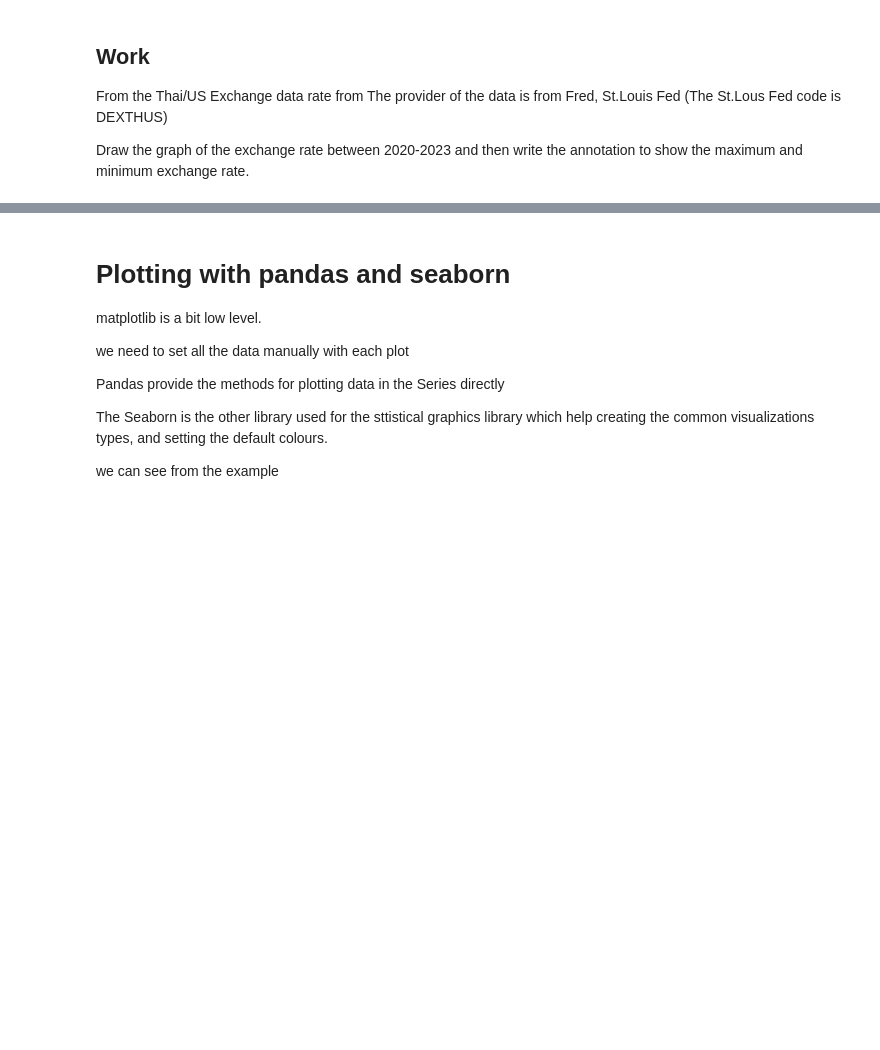
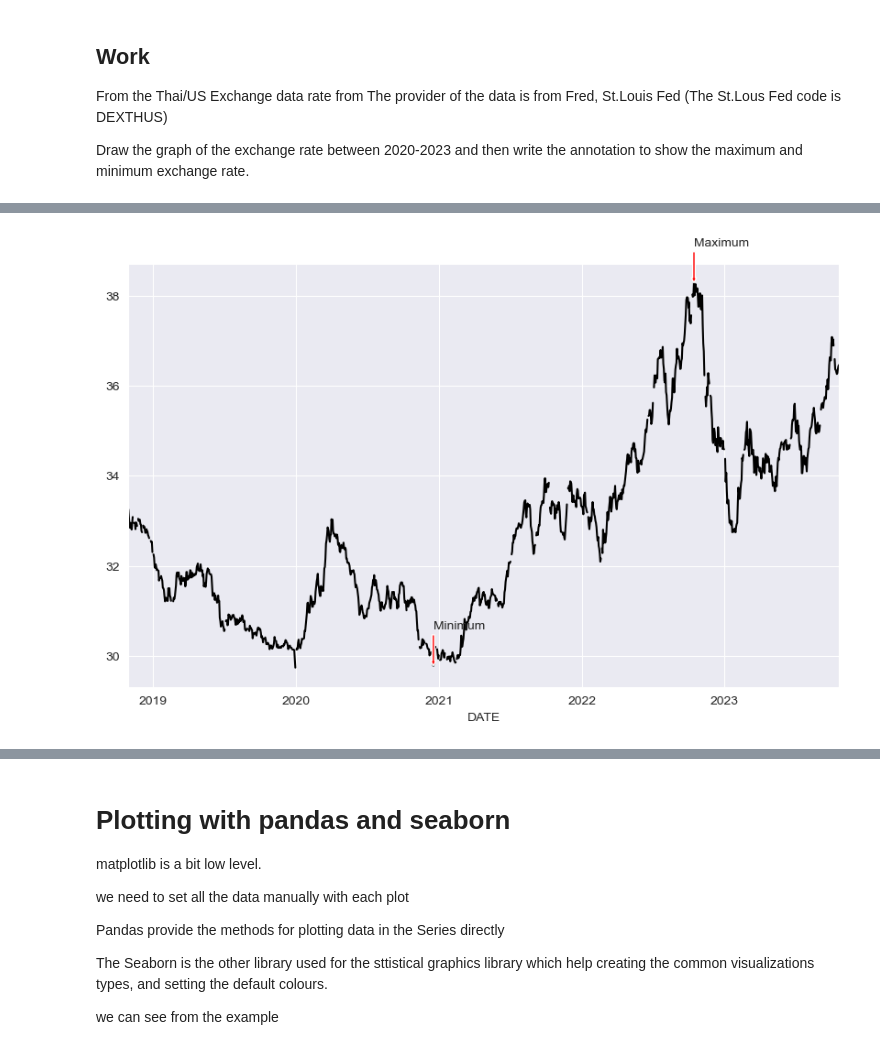
Before and after one commit to Natchar1/LectureNote_660632028, a Jupyter notebook: 11. Data Visualization/12_Visualization_with_MatplotLib.ipynb, the cells around one changed output, grey strips where cells are left out. Saved outputs shown, nothing was run; the diff lists cells and outputs as text; code cells hidden in the pictures; blank space fills up the shorter version.

```diff
--- a/11. Data Visualization/12_Visualization_with_MatplotLib.ipynb
+++ b/11. Data Visualization/12_Visualization_with_MatplotLib.ipynb
@@ -305,3 +311,29 @@ Other input parameter are
 From the Thai/US Exchange data rate from The provider of the data is from Fred, St.Louis Fed (The St.Lous Fed code is DEXTHUS)
 
 Draw the graph of the exchange rate between 2020-2023 and then write the annotation to show the maximum and minimum exchange rate.
+# %%
+import pandas_datareader.data as web
+import matplotlib.pyplot as plt
+from datetime import datetime
+fig = plt.figure()
+ax = fig.add_subplot(1, 1, 1)
+thusd = web.get_data_fred('DEXTHUS')
+series_data = thusd['DEXTHUS']
+
+print(series_data['2020':'2023'].idxmax())
+print(series_data['2020':'2023'].idxmin())
+
+work_date = [
+    (datetime(2022, 10, 14), 'Maximum'),
+    (datetime(2020, 12, 17), 'Minimum')
+]
+
+series_data.plot(ax=ax, style='k-')
+for date, label in work_date:
+    ax.annotate(label,
+                xy=(date, series_data.asof(date)),
+                xytext=(date, series_data.asof(date) + 1),
+                arrowprops=dict(facecolor='red', headwidth=4, width=2, headlength=4),
+                horizontalalignment='left', verticalalignment='top')
+plt.show()
+# %% [output]
@@ -307,0 +342 @@ Draw the graph of the exchange rate between 2020-2023 and then write the annotat
+[figure, added]
```
Also changed, not shown: parts of 41 cells of this notebook, 1 other file.
